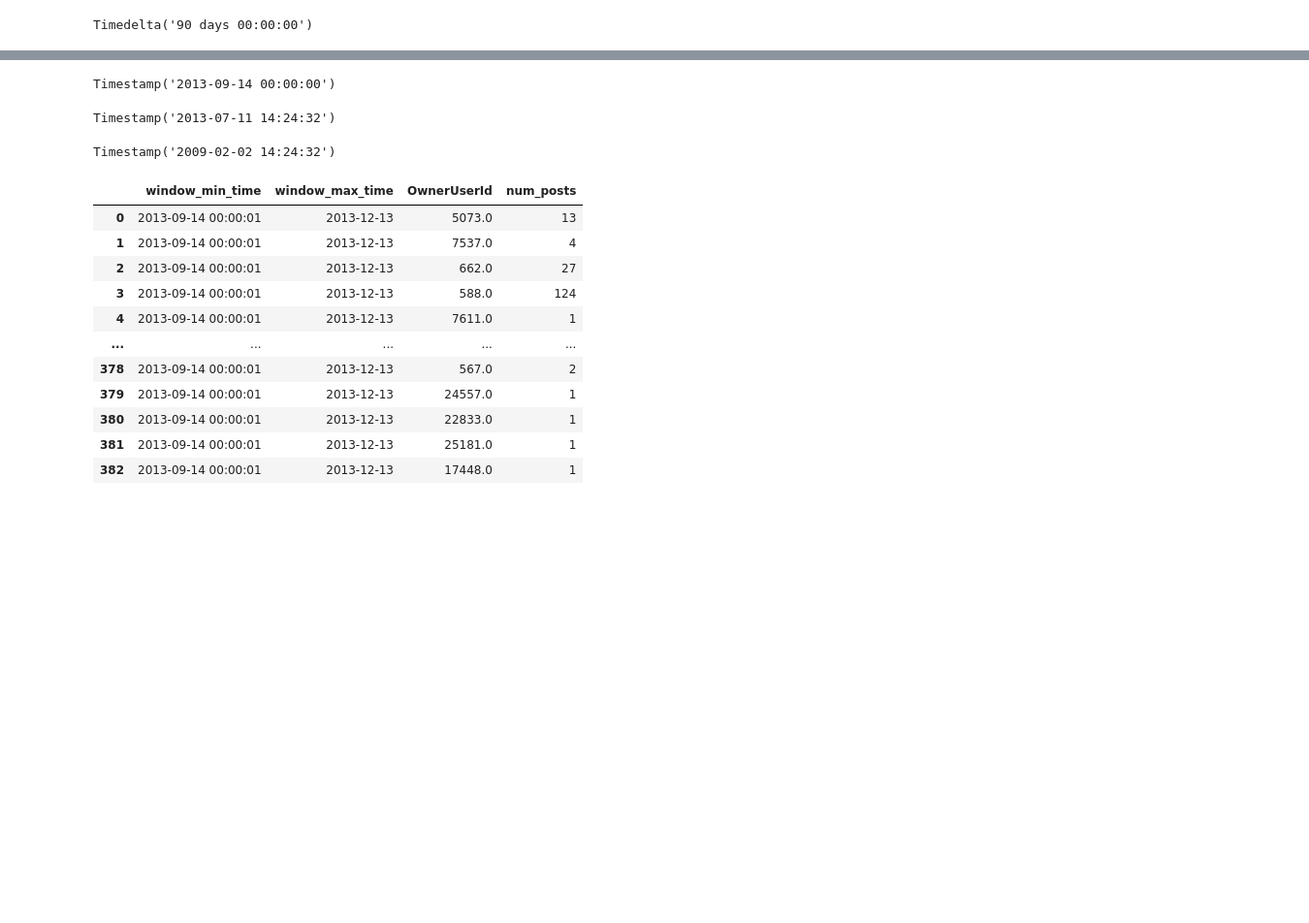
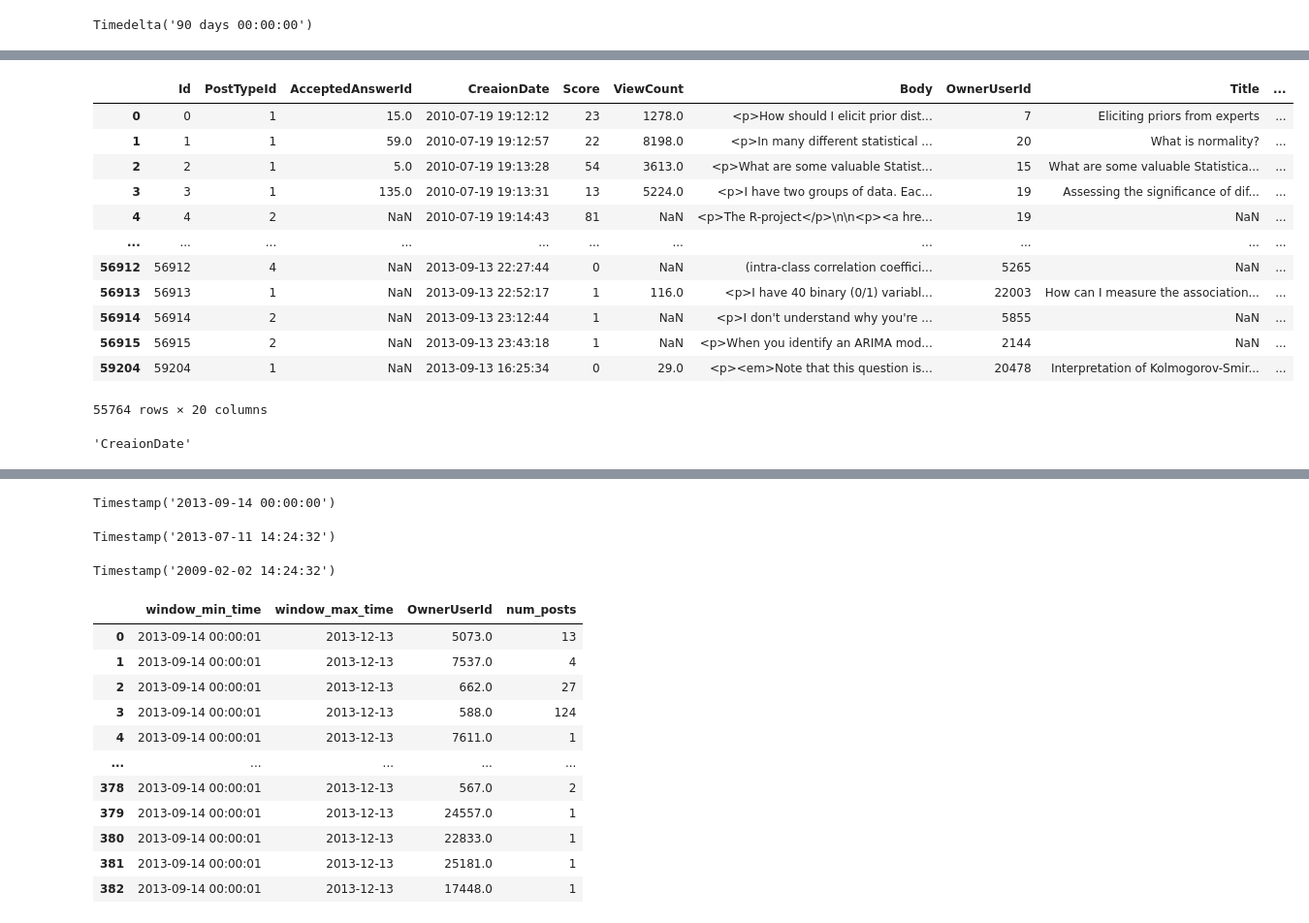
Before and after one commit to snap-stanford/relbench, a Jupyter notebook: examples/forum/analysis.ipynb, the cells around one changed output, grey strips where cells are left out. Shown at 97% size. Saved outputs shown, nothing was run; the diff lists cells and outputs as text; code cells hidden in the pictures; blank space fills up the shorter version.

```diff
--- a/examples/forum/analysis.ipynb
+++ b/examples/forum/analysis.ipynb
@@ -63,0 +157,26 @@ train_table.df
+# %%
+posts = ds.db_train.tables["posts"].df
+posts = posts[
+    posts.OwnerUserId != -1
+]  ## when user id is -1, it is stats exchange community, not a real person
+posts = posts[posts.OwnerUserId.notnull()]  ## 1153 null posts
+# %%
+posts
+# %% [output]
+|  | Id | PostTypeId | AcceptedAnswerId | CreaionDate | Score | ViewCount | Body | OwnerUserId | Title | ... |
+| 0 | 0 | 1 | 15.0 | 2010-07-19 19:12:12 | 23 | 1278.0 | <p>How should I elicit prior dist... | 7 | Eliciting priors from experts | ... |
+| 1 | 1 | 1 | 59.0 | 2010-07-19 19:12:57 | 22 | 8198.0 | <p>In many different statistical ... | 20 | What is normality? | ... |
+| 2 | 2 | 1 | 5.0 | 2010-07-19 19:13:28 | 54 | 3613.0 | <p>What are some valuable Statist... | 15 | What are some valuable Statistica... | ... |
+| 3 | 3 | 1 | 135.0 | 2010-07-19 19:13:31 | 13 | 5224.0 | <p>I have two groups of data. Eac... | 19 | Assessing the significance of dif... | ... |
+| 4 | 4 | 2 | NaN | 2010-07-19 19:14:43 | 81 | NaN | <p>The R-project</p>\n\n<p><a hre... | 19 | NaN | ... |
+| ... | ... | ... | ... | ... | ... | ... | ... | ... | ... | ... |
+| 56912 | 56912 | 4 | NaN | 2013-09-13 22:27:44 | 0 | NaN | (intra-class correlation coeffici... | 5265 | NaN | ... |
+| 56913 | 56913 | 1 | NaN | 2013-09-13 22:52:17 | 1 | 116.0 | <p>I have 40 binary (0/1) variabl... | 22003 | How can I measure the association... | ... |
+| 56914 | 56914 | 2 | NaN | 2013-09-13 23:12:44 | 1 | NaN | <p>I don't understand why you're ... | 5855 | NaN | ... |
+| 56915 | 56915 | 2 | NaN | 2013-09-13 23:43:18 | 1 | NaN | <p>When you identify an ARIMA mod... | 2144 | NaN | ... |
+| 59204 | 59204 | 1 | NaN | 2013-09-13 16:25:34 | 0 | 29.0 | <p><em>Note that this question is... | 20478 | Interpretation of Kolmogorov-Smir... | ... |
+55764 rows × 20 columns
+# %%
+ds._db.tables["posts"].time_col
+# %% [output]
+'CreaionDate'
```
Also changed, not shown: parts of 38 cells of this notebook, 2 other files.
